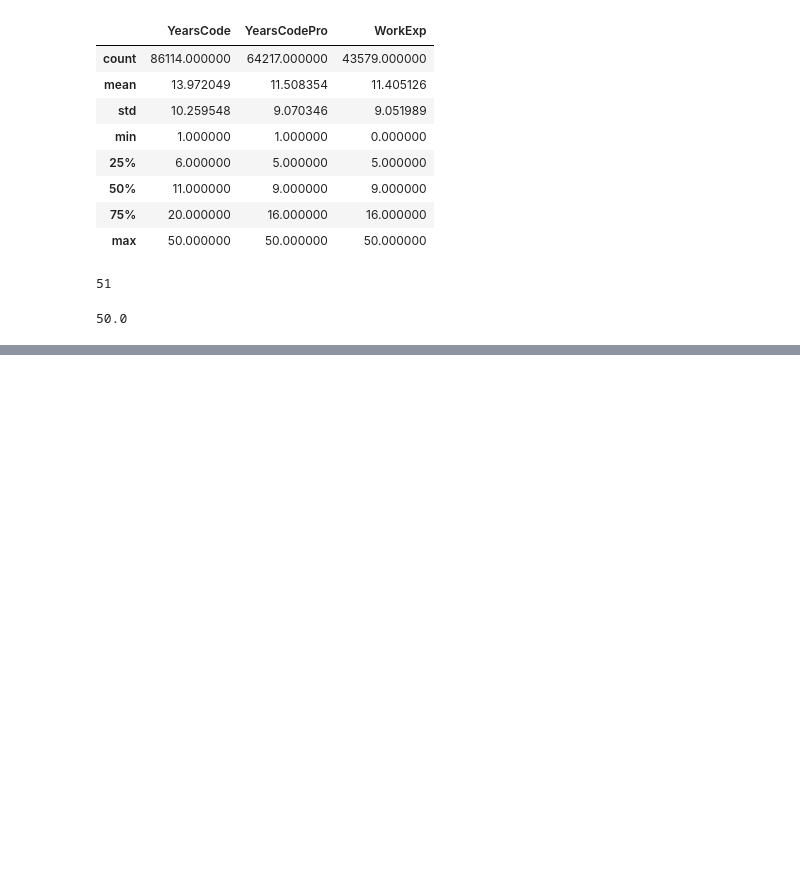
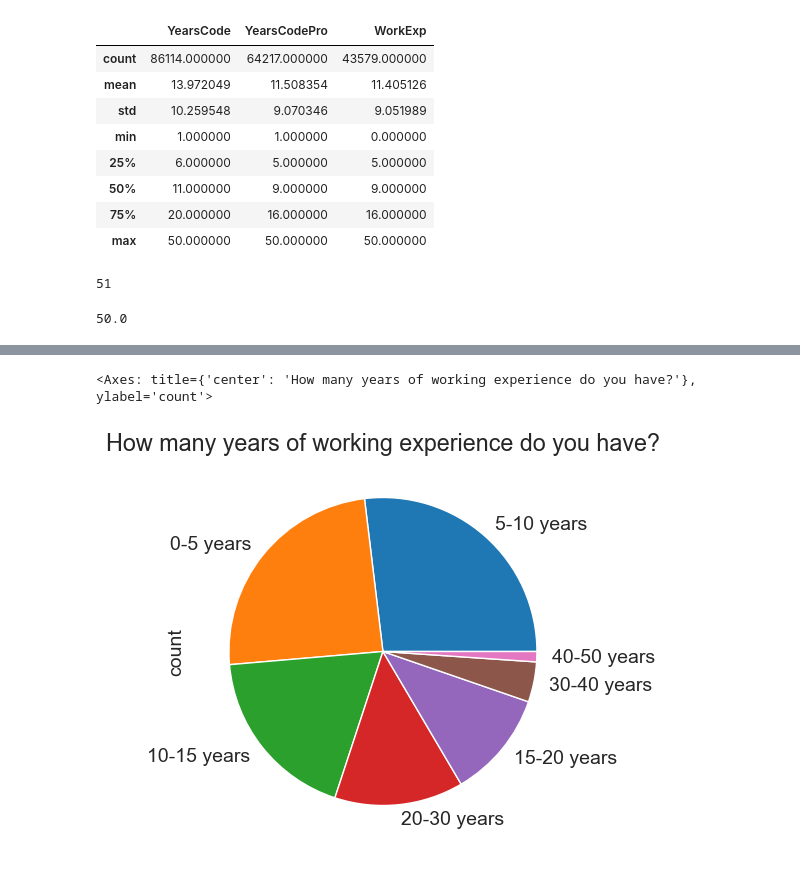
Before and after one commit to WebDevCaptain/so-dev-survey-2023-analysis, a Jupyter notebook: so-insights.ipynb, the cells around one changed output, grey strips where cells are left out. Drawn from its saved outputs; the diff is of its cells as text; code cells hidden in the pictures; blank space fills up the shorter version.

```diff
--- a/so-insights.ipynb
+++ b/so-insights.ipynb
@@ -449,3 +457,10 @@ survey_df['WorkExp'].nunique()
 survey_df['WorkExp'].max()
 # %% [output]
 50.0
+# %%
+# Define the bins and labels
+bins = [0, 5, 10, 15, 20, 30, 40, 50]  # Bins for WorkExp groups
+labels = ['0-5 years', '5-10 years', '10-15 years', '15-20 years', '20-30 years', '30-40 years', '40-50 years']  # WorkExp labels for the bins
+
+# Create a new categorical column based on 'WorkExp'
+survey_df['WorkExp_cat'] = pd.cut(survey_df['WorkExp'], bins=bins, labels=labels, right=False)
@@ -451,0 +483,5 @@ survey_df['WorkExp'].max()
+# %%
+survey_df['WorkExp_cat'].value_counts().plot(kind='pie', title=survey_questions['WorkExp'])
+# %% [output]
+<Axes: title={'center': 'How many years of working experience do you have?'}, ylabel='count'>
+[figure, added]
```
Also changed, not shown: parts of 15 cells of this notebook.
